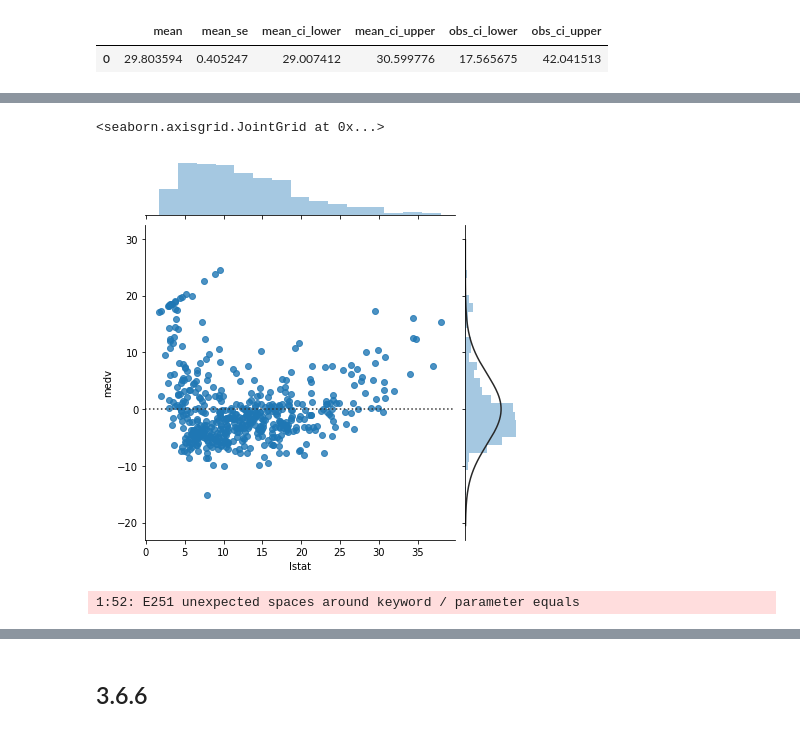
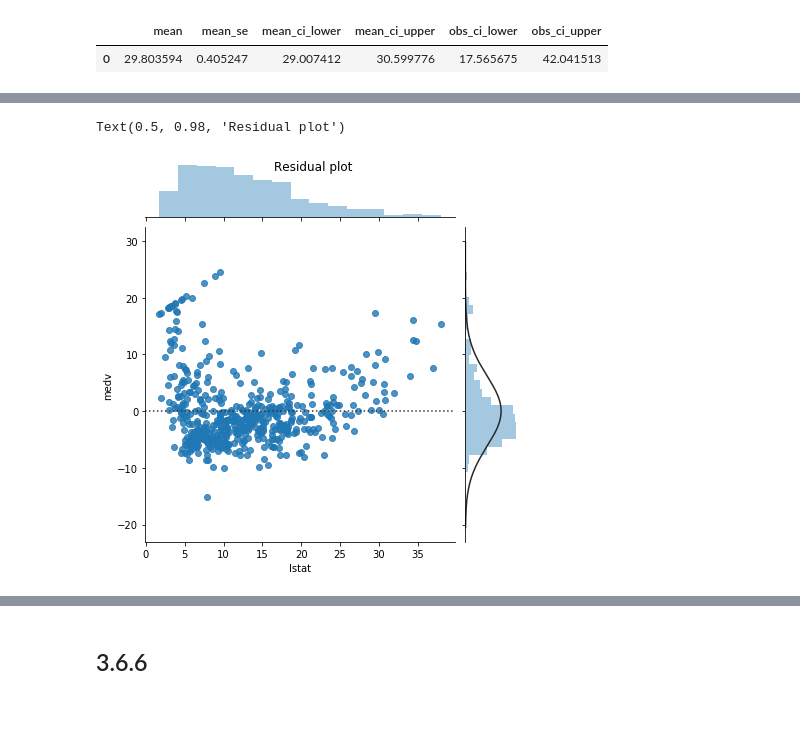
Before and after one commit to plasmon360/ISL_python, a Jupyter notebook: Chapter3-Lab.ipynb, the cells around one changed output, grey strips where cells are left out. Cells and saved outputs as stored; diff of their text form; code cells hidden in the pictures.

```diff
--- a/Chapter3-Lab.ipynb
+++ b/Chapter3-Lab.ipynb
@@ -110,6 +112,6 @@ sns.regplot(boston["lstat"], boston["medv"])
 # %%
-sns.jointplot(boston["lstat"], boston["medv"], kind="resid")
+ax = sns.jointplot(boston["lstat"], boston["medv"], kind="resid")
+ax.fig.suptitle('Residual plot')
 # %% [output]
-<seaborn.axisgrid.JointGrid at 0x...>
+Text(0.5, 0.98, 'Residual plot')
-[figure, old version]
+[figure, new version]
-1:52: E251 unexpected spaces around keyword / parameter equals
```
Also changed, not shown: parts of 11 cells of this notebook, 3 other files.
